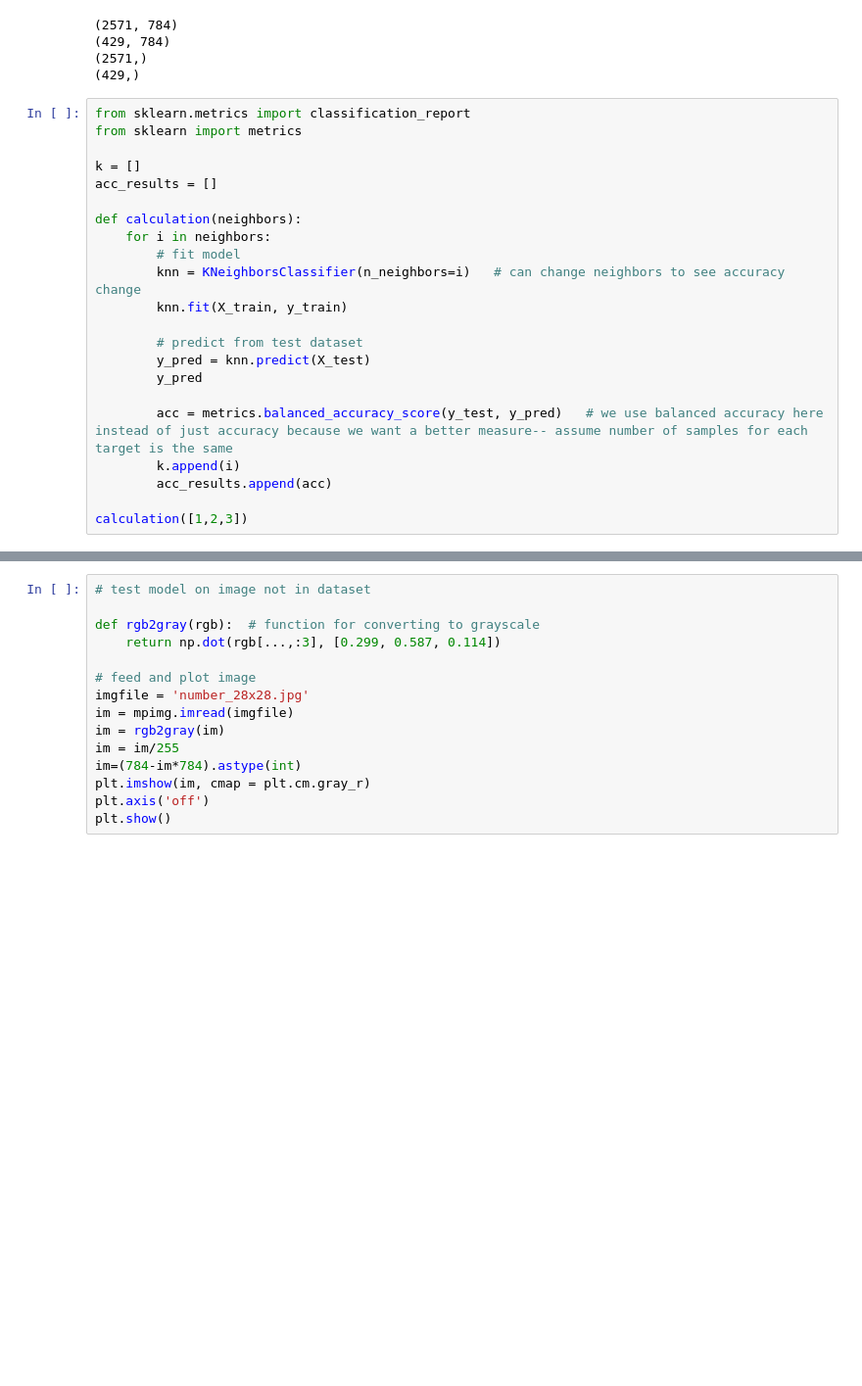
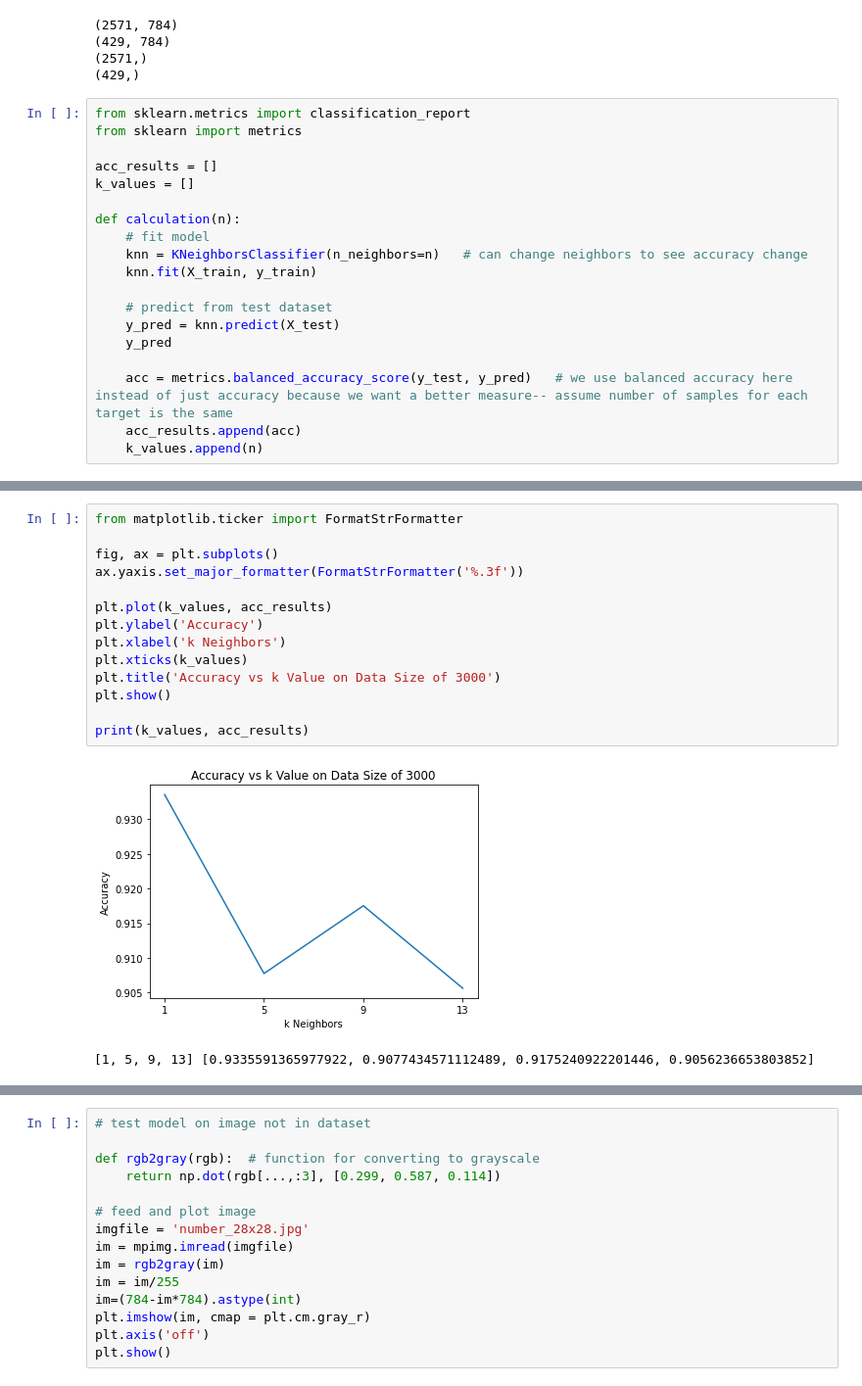
Before and after one commit to ashdrex/char-recognition, a Jupyter notebook: main.ipynb, the cells around one changed output, grey strips where cells are left out. Shown: that part at 98% size. Cells and saved outputs as stored; diff of their text form; blank space fills up the shorter version.

```diff
--- a/main.ipynb
+++ b/main.ipynb
@@ -72,21 +103,18 @@ print(y_test.shape)
 from sklearn.metrics import classification_report
 from sklearn import metrics
 
-k = []
 acc_results = []
+k_values = []
 
-def calculation(neighbors):
-    for i in neighbors:
-        # fit model
-        knn = KNeighborsClassifier(n_neighbors=i)   # can change neighbors to see accuracy change
-        knn.fit(X_train, y_train)
+def calculation(n):
+    # fit model
+    knn = KNeighborsClassifier(n_neighbors=n)   # can change neighbors to see accuracy change
+    knn.fit(X_train, y_train)
 
-        # predict from test dataset
-        y_pred = knn.predict(X_test)
-        y_pred
+    # predict from test dataset
+    y_pred = knn.predict(X_test)
+    y_pred
 
-        acc = metrics.balanced_accuracy_score(y_test, y_pred)   # we use balanced accuracy here instead of just accuracy because we want a better measure-- assume number of samples for each target is the same
-        k.append(i)
-        acc_results.append(acc)
-
-calculation([1,2,3])
+    acc = metrics.balanced_accuracy_score(y_test, y_pred)   # we use balanced accuracy here instead of just accuracy because we want a better measure-- assume number of samples for each target is the same
+    acc_results.append(acc)
+    k_values.append(n)
@@ -144,0 +145,17 @@ accuracy: 0.9727999167693966
+# %%
+from matplotlib.ticker import FormatStrFormatter
+
+fig, ax = plt.subplots()
+ax.yaxis.set_major_formatter(FormatStrFormatter('%.3f'))
+
+plt.plot(k_values, acc_results)
+plt.ylabel('Accuracy')
+plt.xlabel('k Neighbors')
+plt.xticks(k_values)
+plt.title('Accuracy vs k Value on Data Size of 3000')
+plt.show()
+
+print(k_values, acc_results)
+# %% [output]
+[figure, added]
+[1, 5, 9, 13] [0.9335591365977922, 0.9077434571112489, 0.9175240922201446, 0.9056236653803852]
```
Also changed, not shown: parts of 17 cells of this notebook, 6 other files.
